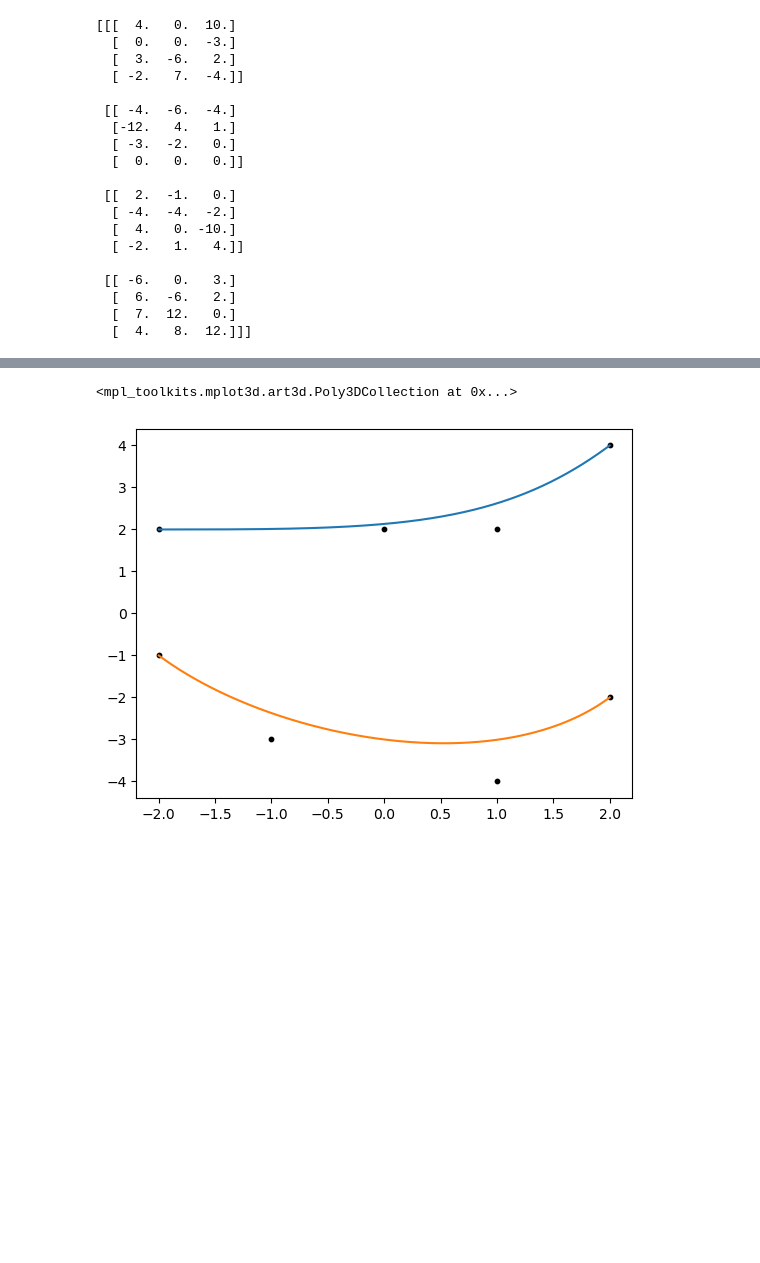
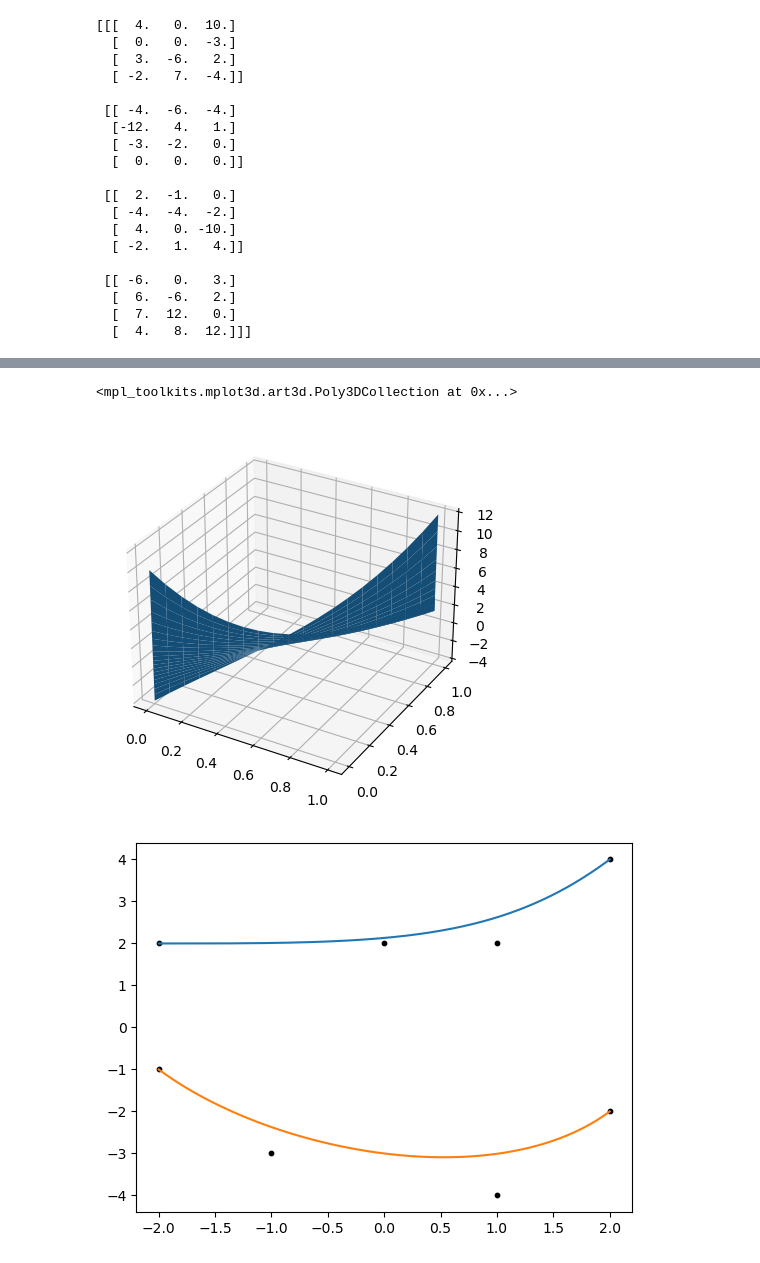
Before and after one commit to apoudel20/python-cbet, a Jupyter notebook: bezier_estimates.ipynb, the cells around one changed output, grey strips where cells are left out. Saved outputs shown, nothing was run; the diff lists cells and outputs as text; code cells hidden in the pictures; blank space fills up the shorter version.

```diff
--- a/bezier_estimates.ipynb
+++ b/bezier_estimates.ipynb
@@ -211,23 +210,22 @@ print(grid)
   [  4.   8.  12.]]]
 # %%
 from mpl_toolkits.mplot3d import Axes3D
-%matplotlib notebook
-
+%matplotlib inline
 u, v = np.linspace(0,1,20), np.linspace(0,1,20)
 uu, vv = np.meshgrid(u, v)
 
-x = np.zeros_like(uu)
-y = np.zeros_like(vv)
+# x = np.zeros_like(uu)
+# y = np.zeros_like(vv)
 z = np.zeros_like(uu)
 
 for i in range(4):
     for j in range(4):
-        x += grid[i, j, 0] * np.power(uu, i) * np.power(1 - uu, 3 - i) * np.power(vv, j) * np.power(1 - vv, 3 - j)
-        y += grid[i, j, 1] * np.power(uu, i) * np.power(1 - uu, 3 - i) * np.power(vv, j) * np.power(1 - vv, 3 - j)
+        # x += grid[i, j, 0] * np.power(uu, i) * np.power(1 - uu, 3 - i) * np.power(vv, j) * np.power(1 - vv, 3 - j)
+        # y += grid[i, j, 1] * np.power(uu, i) * np.power(1 - uu, 3 - i) * np.power(vv, j) * np.power(1 - vv, 3 - j)
         z += grid[i, j, 2] * np.power(uu, i) * np.power(1 - uu, 3 - i) * np.power(vv, j) * np.power(1 - vv, 3 - j)
 
 fig = plt.figure()
 ax = fig.add_subplot(111, projection = '3d')
-ax.plot_surface(x,y, z)
+ax.plot_surface(u, v, z)
 # ax.plot_surface(x,y, -z)
 # %% [output]
@@ -236,4 +232,5 @@ ax.plot_surface(x,y, z)
 <mpl_toolkits.mplot3d.art3d.Poly3DCollection at 0x...>
+[figure, added]
 # %%
 control_points = np.array([[[-2,2],[0,2],[1,2],[2,4]],[[-2,-1],[-1,-3],[1,-4],[2,-2]]])
 %matplotlib inline
```
Also changed, not shown: parts of 6 cells of this notebook.
